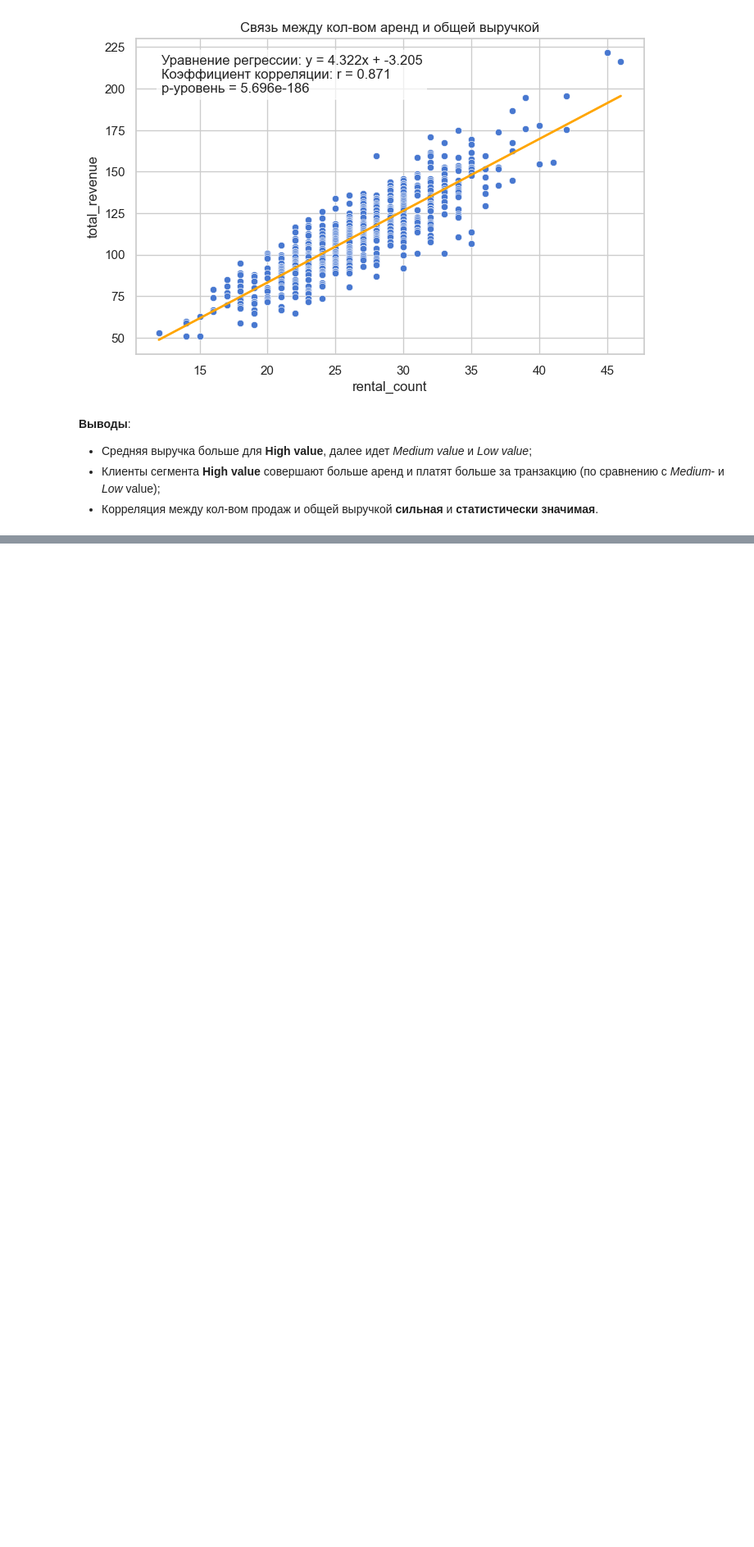
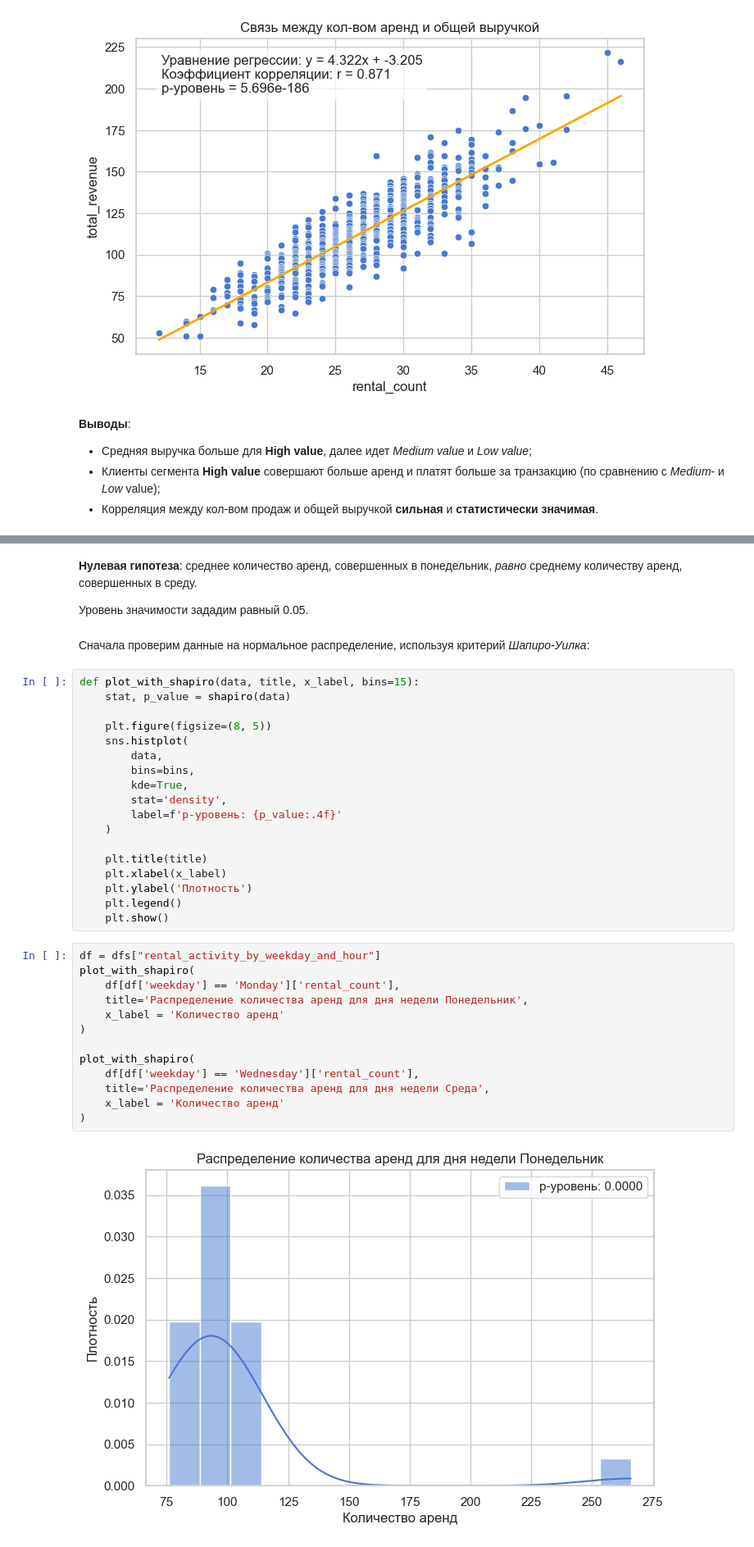
Before and after one commit to Shponarskii/video-rental-analytics, a Jupyter notebook: video_rental_analysis.ipynb, the cells around one changed output, grey strips where cells are left out. Shown: that part at 82% size. Cells and saved outputs as stored; diff of their text form; blank space fills up the shorter version.

```diff
--- a/video_rental_analysis.ipynb
+++ b/video_rental_analysis.ipynb
@@ -372,0 +379,39 @@ plot_regression(
+# %% [markdown]
+**Нулевая гипотеза**: среднее количество аренд, совершенных в понедельник, *равно* среднему количеству аренд, совершенных в среду.
+
+Уровень значимости зададим равный 0.05.
+# %% [markdown]
+Сначала проверим данные на нормальное распределение, используя критерий *Шапиро-Уилка*:
+# %%
+def plot_with_shapiro(data, title, x_label, bins=15):
+    stat, p_value = shapiro(data)
+
+    plt.figure(figsize=(8, 5))
+    sns.histplot(
+        data,
+        bins=bins,
+        kde=True,
+        stat='density',
+        label=f'p-уровень: {p_value:.4f}'
+    )
+
+    plt.title(title)
+    plt.xlabel(x_label)
+    plt.ylabel('Плотность')
+    plt.legend()
+    plt.show()
+# %%
+df = dfs["rental_activity_by_weekday_and_hour"]
+plot_with_shapiro(
+    df[df['weekday'] == 'Monday']['rental_count'],
+    title='Распределение количества аренд для дня недели Понедельник',
+    x_label = 'Количество аренд'
+)
+
+plot_with_shapiro(
+    df[df['weekday'] == 'Wednesday']['rental_count'],
+    title='Распределение количества аренд для дня недели Среда',
+    x_label = 'Количество аренд'
+)
+# %% [output]
+[figure, added]
```
Also changed, not shown: parts of 17 cells of this notebook.
